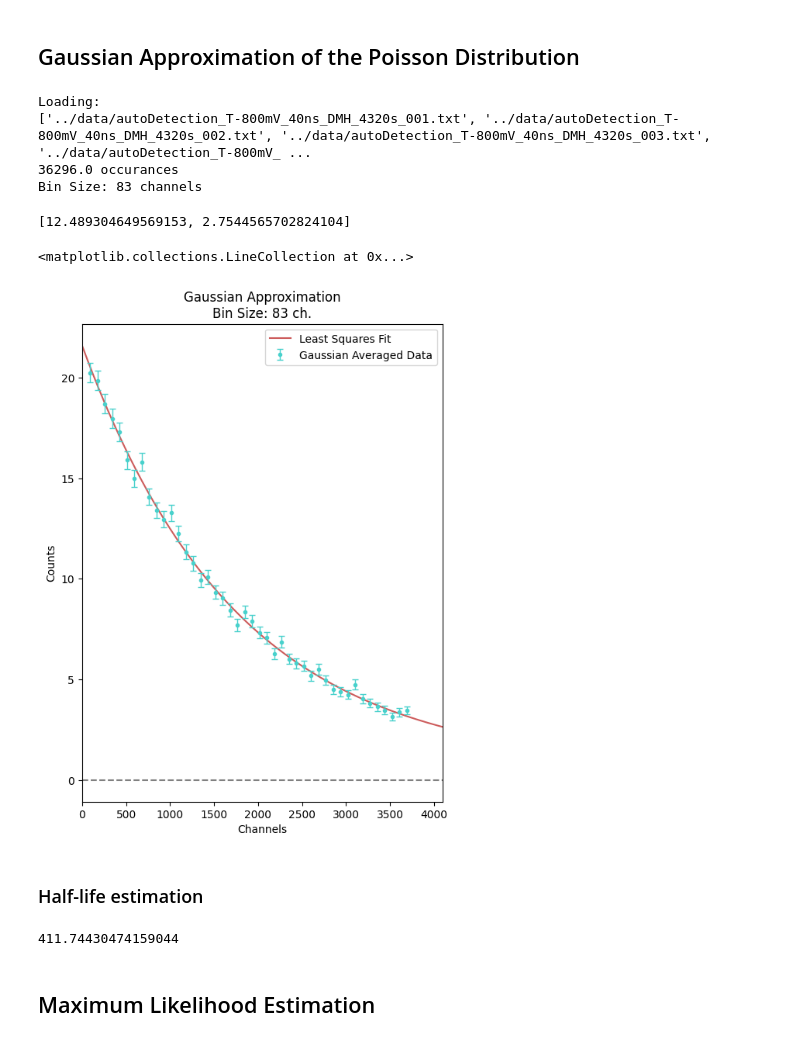
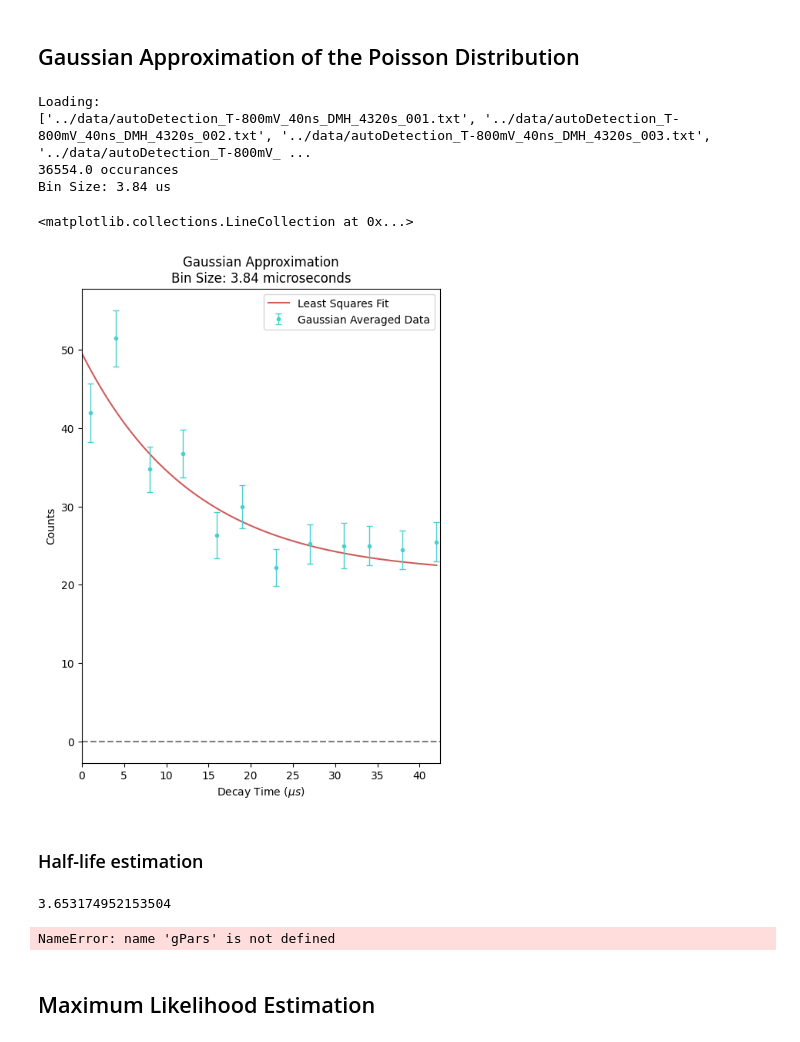
Before and after one commit to daraghhollman/UCD_4thYear_Labs, a Jupyter notebook: Muon Detector/python/extra_analysis.ipynb, the cells around one changed output. Drawn from its saved outputs; the diff is of its cells as text; code cells hidden in the pictures.

Commit message:
Fixed loading errors

```diff
--- a/Muon Detector/python/extra_analysis.ipynb
+++ b/Muon Detector/python/extra_analysis.ipynb
@@ -34,25 +57,28 @@ This section comprises the loading of data runs. The data is saved in sections o
 # %%
-def LoadExperimentRun(path, numberOfChannelsToRemove):
+def LoadExperimentRun(path, numberOfChannelsToRemove, calibrate=False):
 
-    binCounts = np.loadtxt(path)[numberOfChannelsToRemove[0]:-numberOfChannelsToRemove[1]]
+    channelCounts = np.loadtxt(path)[numberOfChannelsToRemove[0]:-numberOfChannelsToRemove[1]]
 
-    binNumber = np.arange(numberOfChannelsToRemove[0], len(binCounts))
+    channelNumbers = np.arange(numberOfChannelsToRemove[0], len(channelCounts))
 
-    return (binNumber, binCounts)
+    if calibrate is True:
+        channelNumbers = ApplyCalibration(channelNumbers)
 
-def LoadMultipleRuns(basePath, filenamePrefix, numberOfChannelsToRemove, histogram=False):
+    return (channelNumbers, channelCounts)
+
+def LoadMultipleRuns(basePath, filenamePrefix, numberOfChannelsToRemove, calibrate=False):
     #print(basePath + filenamePrefix + "*.txt")
     filePaths = glob(basePath + filenamePrefix + "*.txt")
 
     filePaths.sort()
     print(f"Loading:\n{filePaths}")
 
-    binsSample = LoadExperimentRun(filePaths[0], numberOfChannelsToRemove)[0]
+    binsSample = LoadExperimentRun(filePaths[0], numberOfChannelsToRemove, calibrate)[0]
     countsSample = LoadExperimentRun(filePaths[0], numberOfChannelsToRemove)[1]
 
     binCounts = np.zeros(np.shape(countsSample))
     for filePath in filePaths:
-        binCounts = binCounts + LoadExperimentRun(filePath, numberOfChannelsToRemove)[1]
+        binCounts = binCounts + LoadExperimentRun(filePath, numberOfChannelsToRemove, calibrate)[1]
 
     occurances = 0
     for el in binCounts:
@@ -72,10 +98,10 @@ def RebinData(data, binFraction, method="mean", verbose=False):
     bins = list(data[0])
     data = list(data[1])
 
-    binWidth = len(data) * binFraction
+    binWidth = (bins[-1] - bins[0]) * binFraction
 
     lowerBound = bins[0]
-    numberOfBins = floor(len(data) / binWidth)
+    numberOfBins = floor((bins[-1] - bins[0]) / binWidth)
 
     newBins = np.arange(lowerBound, binWidth * (numberOfBins + 1), binWidth)
     newBins = [floor(el) for el in newBins]
@@ -292,11 +299,11 @@ Assessing bin fractions
 # %%
 #data = LoadExperimentRun("./../data/autoDetection_T-800mV_40ns_DMH_75600s_000.txt", 90)
 
-data = LoadMultipleRuns("../data/", "autoDetection_T-800mV_40ns_DMH_", (90, 200))
+data = LoadMultipleRuns("../data/", "autoDetection_T-800mV_40ns_DMH_", (90, 20), calibrate=True)
 
-binFraction = 0.022
-binSize = int(binFraction * data[0][-1])
-print(f"Bin Size: {binSize} channels")
+binFraction = 0.08
+binSize = binFraction * data[0][-1]
+print(f"Bin Size: {binSize:0.2f} us")
 
 rebinnedData = RebinData(data, binFraction, method="gaussian", verbose=False)
 
@@ -309,33 +316,33 @@ yErr = np.squeeze(yErr)
 # %% [output]
 Loading:
 ['../data/autoDetection_T-800mV_40ns_DMH_4320s_001.txt', '../data/autoDetection_T-800mV_40ns_DMH_4320s_002.txt', '../data/autoDetection_T-800mV_40ns_DMH_4320s_003.txt', '../data/autoDetection_T-800mV_ ...
-36296.0 occurances
-Bin Size: 83 channels
+36554.0 occurances
+Bin Size: 3.84 us
 # %%
-gPars, g_cov = FindFitParameters((x,y), ExponentialCurve, sigma=rebinnedData[2])
+#gPars, g_cov = FindFitParameters((x,y), ExponentialCurve, sigma=rebinnedData[2])
 
 
 fig, ax = plt.subplots(1, 1, figsize=(6,8))
 
-fitCurveX = np.linspace(0, 4096, 1000)
+fitCurveX = np.linspace(0, max(x), 1000)
 ax.plot(fitCurveX, ExponentialCurve(fitCurveX, gPars[0], gPars[1], gPars[2], gPars[3]), color="indianred", label="Least Squares Fit")
 
-print(ExponentialCurve((1000, 4000), gPars[0], gPars[1], gPars[2], gPars[3]))
+#print(ExponentialCurve((1000, 4000), gPars[0], gPars[1], gPars[2], gPars[3]))
 
-#ax.plot(fitCurveX, ExponentialCurve(fitCurveX, 20, -0.001, 0.1, 3), color="orange", label="Test Function")
+#ax.plot(fitCurveX, ExponentialCurve(fitCurveX, 18, -0.05, 0.1, 20), color="orange", label="Test Function")
 
 ax.errorbar(x, y, yerr=yErr, fmt=".", capsize=3, linewidth=1, color="mediumturquoise", label="Gaussian Averaged Data")
-ax.set_xlabel("Channels")
+
+ax.set_xlabel("Decay Time ($\mu s$)")
 ax.set_ylabel("Counts")
 ax.legend()
-ax.set_title(f"Gaussian Approximation\nBin Size: {binSize} ch.")
+ax.set_title(f"Gaussian Approximation\nBin Size: {binSize:0.2f} microseconds")
 ax.margins(x=0)
-ax.hlines([0], 0, 4096, color="grey", ls="dashed")
+ax.hlines([0], 0, max(x) + 0.01*max(x), color="grey", ls="dashed")
 #ax.set_yscale("log")
 # %% [output]
-[12.489304649569153, 2.7544565702824104]
+<matplotlib.collections.LineCollection at 0x...>
-<matplotlib.collections.LineCollection at 0x...>
-[figure, old version]
+[figure, new version]
 # %% [markdown]
 ### Half-life estimation
 # %%
@@ -348,7 +355,13 @@ decayConst = -slope
 
 print((log(2) / decayConst))
 # %% [output]
-411.74430474159044
+3.653174952153504
+# %%
+decayConstant_ch = -1/gPars[1]
+
+print(decayConstant_ch)
+# %% [output]
+NameError: name 'gPars' is not defined
 # %% [markdown]
 ## Maximum Likelihood Estimation
 # %%
```
Also changed, not shown: parts of 11 cells of this notebook, 15 other files.
